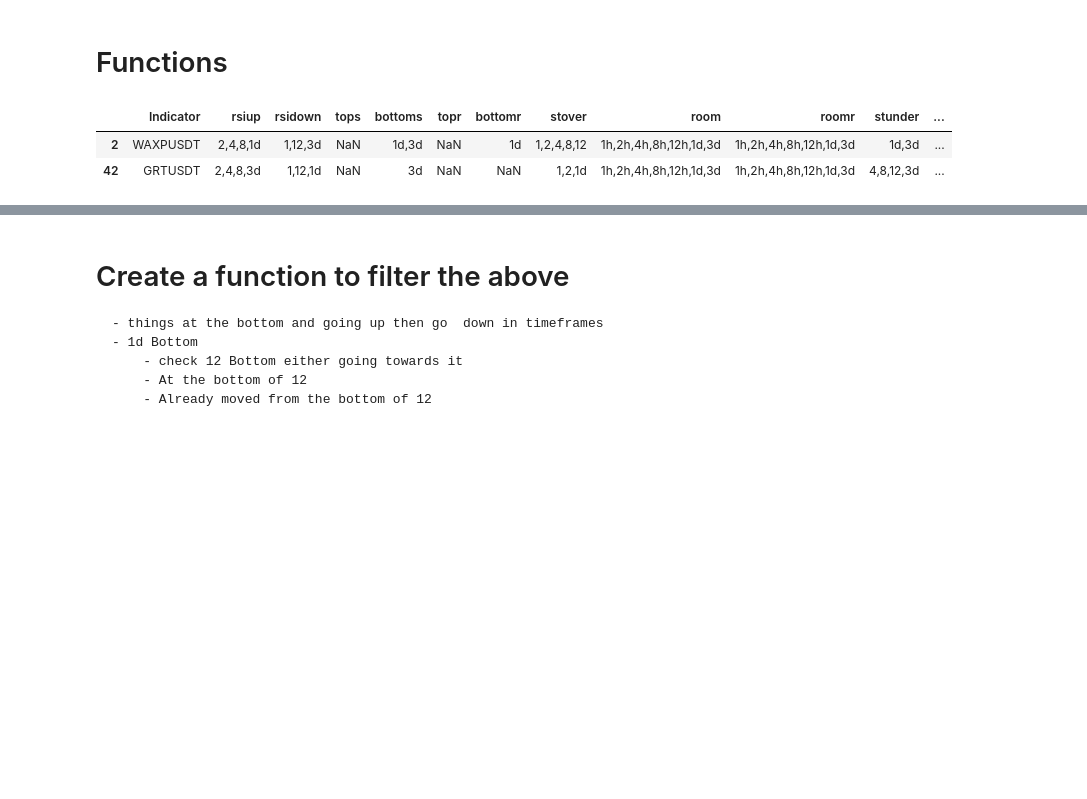
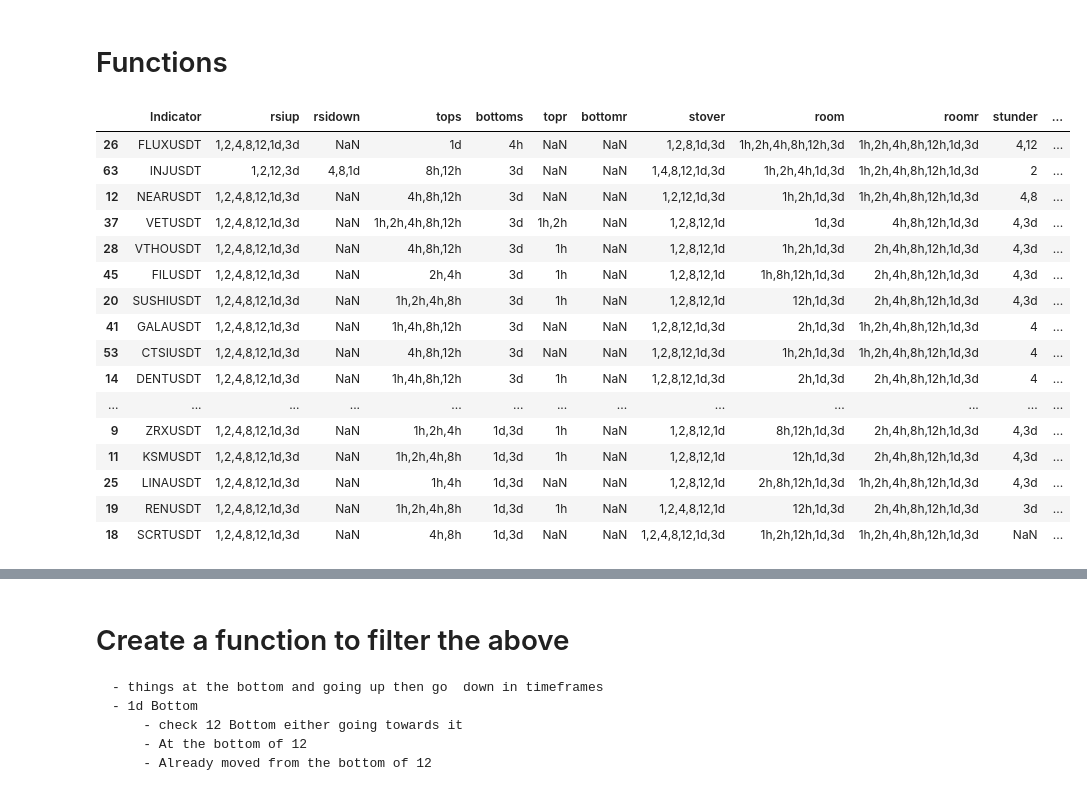
Before and after one commit to hjabbour/ML, a Jupyter notebook: STRSISMA3D1H-ML-Draft.ipynb, the cells around one changed output, grey strips where cells are left out. Cells and saved outputs as stored; diff of their text form; code cells hidden in the pictures; blank space fills up the shorter version.

```diff
--- a/STRSISMA3D1H-ML-Draft.ipynb
+++ b/STRSISMA3D1H-ML-Draft.ipynb
@@ -939,36 +934,50 @@ test = newframe.loc[(newframe['rsidown'] >= '1,2')]
 #test = newframe.loc[(newframe['rsiup'] >= '1,2')]
 #test = newframe.loc[(newframe['bottoms'] >= '2h,4h') & (newframe['rsiup'] >= '1,2')]
 test = newframe.loc[(newframe['bottoms'] >= '2h') & (newframe['bottomr'] >= '1') ]
 #test = newframe.loc[(newframe['bottomr'] >= '1') & (newframe['rsiup'] >= '1')]
 #test = newframe.loc[(newframe['bottomr'].notnull()) &  (newframe['rsidown'].notnull()) ]
 test = newframe.loc[(newframe['bottomr'].notnull()) &  (newframe['shift'].notnull()) ]
 test = newframe.loc[(newframe['shift'].notnull()) & (newframe['uptrend'].notnull()) &  (newframe['bottomr'].notnull()) ]
 #test = newframe.loc[(newframe['rsidown'].isnull()) &  (newframe['stkup'].notnull()) ]
 test = newframe.loc[(newframe['rsidown'].notnull()) &  (newframe['stkup'].notnull()) ]
 test = newframe.loc[(newframe['rsiup'].notnull()) &  (newframe['bottoms'].notnull())]
 
 
 #test = newframe.loc[(newframe['bottomr'] >= '12h') &  (newframe['stkup'].notnull()) ]
 
-test = newframe.loc[(newframe['tops'].isnull()) &  (newframe['bottoms'].notnull()) ]
+#test = newframe.loc[(newframe['rsidown'].notnull()) &  (newframe['bottomr'].notnull()) ]
 #test = newframe.loc[(newframe['stkup'].notnull()) &  (newframe['bottoms'].notnull()) & (newframe['tops'].isnull()) ]
 
 #test = newframe.loc[(newframe['rsiup'] <= '2') & (newframe['bottoms'] >= '2h') ]
 
 #test = newframe.loc[(newframe['rsidown'].isnull()) | (newframe['rsidown'] <= '1') ]
 
 #test = newframe.loc[(newframe['shift'] >= '1h') &  (newframe['dshift'].isnull()) & (newframe['downtrend'].isnull()) ]
 #test = newframe.loc[(newframe['shift'] >= '1h') &  (newframe['dshift'].isnull()) ]
 
 #test = newframe.loc[(newframe['shift'] >= '12h,1d,3d')]
 
 newframe
 
 test
 # %% [output]
 |  | Indicator | rsiup | rsidown | tops | bottoms | topr | bottomr | stover | room | roomr | stunder | ... |
-| 2 | WAXPUSDT | 2,4,8,1d | 1,12,3d | NaN | 1d,3d | NaN | 1d | 1,2,4,8,12 | 1h,2h,4h,8h,12h,1d,3d | 1h,2h,4h,8h,12h,1d,3d | 1d,3d | ... |
-| 42 | GRTUSDT | 2,4,8,3d | 1,12,1d | NaN | 3d | NaN | NaN | 1,2,1d | 1h,2h,4h,8h,12h,1d,3d | 1h,2h,4h,8h,12h,1d,3d | 4,8,12,3d | ... |
+| 26 | FLUXUSDT | 1,2,4,8,12,1d,3d | NaN | 1d | 4h | NaN | NaN | 1,2,8,1d,3d | 1h,2h,4h,8h,12h,3d | 1h,2h,4h,8h,12h,1d,3d | 4,12 | ... |
+| 63 | INJUSDT | 1,2,12,3d | 4,8,1d | 8h,12h | 3d | NaN | NaN | 1,4,8,12,1d,3d | 1h,2h,4h,1d,3d | 1h,2h,4h,8h,12h,1d,3d | 2 | ... |
+| 12 | NEARUSDT | 1,2,4,8,12,1d,3d | NaN | 4h,8h,12h | 3d | NaN | NaN | 1,2,12,1d,3d | 1h,2h,1d,3d | 1h,2h,4h,8h,12h,1d,3d | 4,8 | ... |
+| 37 | VETUSDT | 1,2,4,8,12,1d,3d | NaN | 1h,2h,4h,8h,12h | 3d | 1h,2h | NaN | 1,2,8,12,1d | 1d,3d | 4h,8h,12h,1d,3d | 4,3d | ... |
+| 28 | VTHOUSDT | 1,2,4,8,12,1d,3d | NaN | 4h,8h,12h | 3d | 1h | NaN | 1,2,8,12,1d | 1h,2h,1d,3d | 2h,4h,8h,12h,1d,3d | 4,3d | ... |
+| 45 | FILUSDT | 1,2,4,8,12,1d,3d | NaN | 2h,4h | 3d | 1h | NaN | 1,2,8,12,1d | 1h,8h,12h,1d,3d | 2h,4h,8h,12h,1d,3d | 4,3d | ... |
+| 20 | SUSHIUSDT | 1,2,4,8,12,1d,3d | NaN | 1h,2h,4h,8h | 3d | 1h | NaN | 1,2,8,12,1d | 12h,1d,3d | 2h,4h,8h,12h,1d,3d | 4,3d | ... |
+| 41 | GALAUSDT | 1,2,4,8,12,1d,3d | NaN | 1h,4h,8h,12h | 3d | NaN | NaN | 1,2,8,12,1d,3d | 2h,1d,3d | 1h,2h,4h,8h,12h,1d,3d | 4 | ... |
+| 53 | CTSIUSDT | 1,2,4,8,12,1d,3d | NaN | 4h,8h,12h | 3d | NaN | NaN | 1,2,8,12,1d,3d | 1h,2h,1d,3d | 1h,2h,4h,8h,12h,1d,3d | 4 | ... |
+| 14 | DENTUSDT | 1,2,4,8,12,1d,3d | NaN | 1h,4h,8h,12h | 3d | 1h | NaN | 1,2,8,12,1d,3d | 2h,1d,3d | 2h,4h,8h,12h,1d,3d | 4 | ... |
+| ... | ... | ... | ... | ... | ... | ... | ... | ... | ... | ... | ... | ... |
+| 9 | ZRXUSDT | 1,2,4,8,12,1d,3d | NaN | 1h,2h,4h | 1d,3d | 1h | NaN | 1,2,8,12,1d | 8h,12h,1d,3d | 2h,4h,8h,12h,1d,3d | 4,3d | ... |
+| 11 | KSMUSDT | 1,2,4,8,12,1d,3d | NaN | 1h,2h,4h,8h | 1d,3d | 1h | NaN | 1,2,8,12,1d | 12h,1d,3d | 2h,4h,8h,12h,1d,3d | 4,3d | ... |
+| 25 | LINAUSDT | 1,2,4,8,12,1d,3d | NaN | 1h,4h | 1d,3d | NaN | NaN | 1,2,8,12,1d | 2h,8h,12h,1d,3d | 1h,2h,4h,8h,12h,1d,3d | 4,3d | ... |
+| 19 | RENUSDT | 1,2,4,8,12,1d,3d | NaN | 1h,2h,4h,8h | 1d,3d | 1h | NaN | 1,2,4,8,12,1d | 12h,1d,3d | 2h,4h,8h,12h,1d,3d | 3d | ... |
+| 18 | SCRTUSDT | 1,2,4,8,12,1d,3d | NaN | 4h,8h | 1d,3d | NaN | NaN | 1,2,4,8,12,1d,3d | 1h,2h,12h,1d,3d | 1h,2h,4h,8h,12h,1d,3d | NaN | ... |
 # %%
 ## MACD gap and rsi up
 newframe=callfun(macd3d,'rsiup','rsidown','tops','bottoms','topr','bottomr','stover','room','roomr','stunder','stkup','stkdown','uptrend','dshift','downtrend','shift')
```
Also changed, not shown: parts of 5 cells of this notebook, 3 other files.
